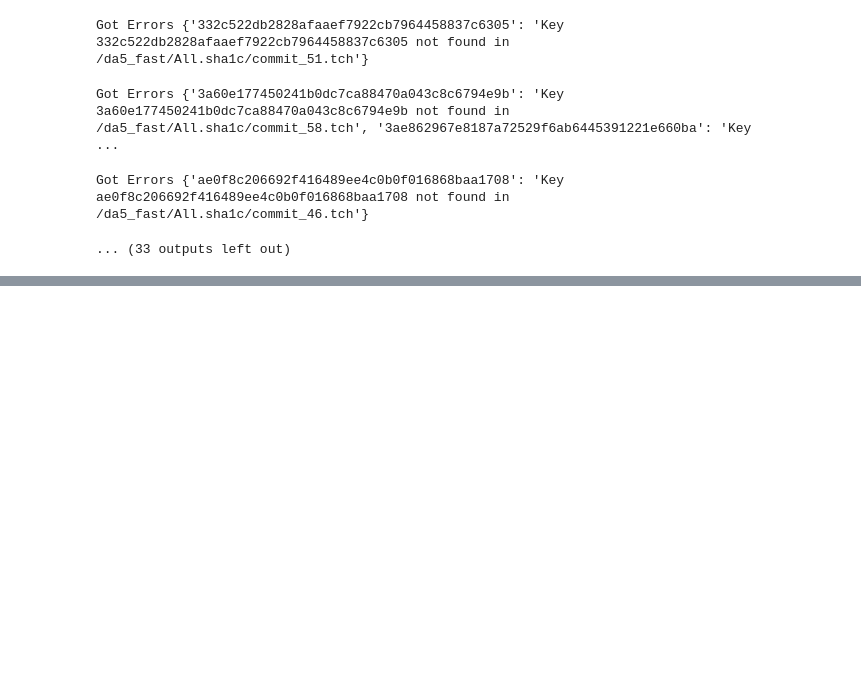
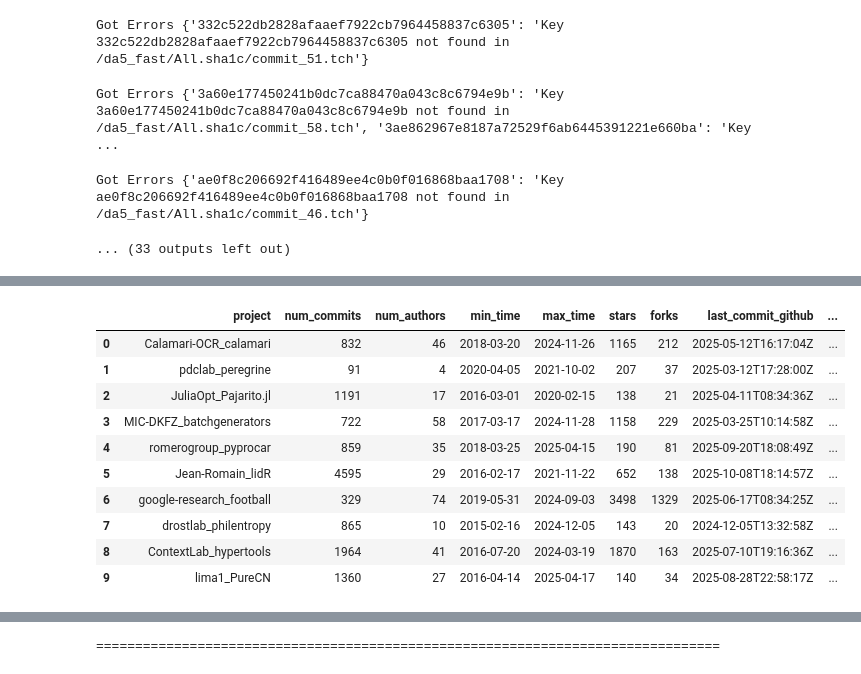
Before and after one commit to JustAnotherJames/hcrettol_MP2, a Jupyter notebook: rpatel92 (2).ipynb, the cells around one changed output, grey strips where cells are left out. Saved outputs shown, nothing was run; the diff lists cells and outputs as text; code cells hidden in the pictures; blank space fills up the shorter version.

```diff
--- a/rpatel92 (2).ipynb
+++ b/rpatel92 (2).ipynb
@@ -273,0 +628,62 @@ df_summary.head(3)
+# %%
+print("\n=== Creating netid_project_stats.csv ===\n")
+
+stats_data = []
+
+for idx, row in my_projects.iterrows():
+    prj = row['Woc']
+    prj_lower = prj.lower().replace('/', '_', 2)
+
+    # Get WoC stats
+    project_commits = df_commit_data[df_commit_data['project'] == prj_lower]
+
+    if len(project_commits) > 0:
+        num_commits = len(project_commits)
+        num_authors = project_commits['author'].nunique()
+        min_time = datetime.fromtimestamp(project_commits['author_time'].min()).strftime('%Y-%m-%d')
+        max_time = datetime.fromtimestamp(project_commits['author_time'].max()).strftime('%Y-%m-%d')
+    else:
+        num_commits = 0
+        num_authors = 0
+        min_time = None
+        max_time = None
+
+    # Combine all data following the exact column requirements
+    stats_data.append({
+        'project': prj,
+        'num_commits': num_commits,
+        'num_authors': num_authors,
+        'min_time': min_time,
+        'max_time': max_time,
+        'stars': int(row.get('stars', 0)) if pd.notna(row.get('stars', 0)) else 0,
+        'forks': int(row.get('forks', 0)) if pd.notna(row.get('forks', 0)) else 0,
+        'last_commit_github': row.get('last_commit_gh', None),
+        'LongestGapStart': gap_results.get(prj, {}).get('LongestGapStart', None),
+        'LongestGapEnd': gap_results.get(prj, {}).get('LongestGapEnd', None),
+        'LongestGapLength': gap_results.get(prj, {}).get('LongestGapLength', 0),
+        'NumCommitsAfterLastGap': gap_results.get(prj, {}).get('NumCommitsAfterLastGap', 0),
+        'NumberOfGapsInTimeline': gap_results.get(prj, {}).get('NumGaps3Plus', 0),
+        'ActivityPattern': activity_patterns.get(prj, 'unknown')
+    })
+
+df_stats = pd.DataFrame(stats_data)
+
+# Save to CSV
+stats_filename = f"{NETID}_project_stats.csv"
+df_stats.to_csv(stats_filename, index=False)
+
+print(f"✓ Saved: {stats_filename}")
+print(f"\nColumn names:")
+for col in df_stats.columns:
+    print(f"  - {col}")
+print(f"\nPreview:")
+display(df_stats)
+
+# Download
+try:
+    files.download(stats_filename)
+except:
+    print("File saved locally")
+
+print("\n" + "="*80)
+# %% [output]
@@ -273,0 +707,11 @@ df_summary.head(3)
+|  | project | num_commits | num_authors | min_time | max_time | stars | forks | last_commit_github | ... |
+| 0 | Calamari-OCR_calamari | 832 | 46 | 2018-03-20 | 2024-11-26 | 1165 | 212 | 2025-05-12T16:17:04Z | ... |
+| 1 | pdclab_peregrine | 91 | 4 | 2020-04-05 | 2021-10-02 | 207 | 37 | 2025-03-12T17:28:00Z | ... |
+| 2 | JuliaOpt_Pajarito.jl | 1191 | 17 | 2016-03-01 | 2020-02-15 | 138 | 21 | 2025-04-11T08:34:36Z | ... |
+| 3 | MIC-DKFZ_batchgenerators | 722 | 58 | 2017-03-17 | 2024-11-28 | 1158 | 229 | 2025-03-25T10:14:58Z | ... |
+| 4 | romerogroup_pyprocar | 859 | 35 | 2018-03-25 | 2025-04-15 | 190 | 81 | 2025-09-20T18:08:49Z | ... |
+| 5 | Jean-Romain_lidR | 4595 | 29 | 2016-02-17 | 2021-11-22 | 652 | 138 | 2025-10-08T18:14:57Z | ... |
+| 6 | google-research_football | 329 | 74 | 2019-05-31 | 2024-09-03 | 3498 | 1329 | 2025-06-17T08:34:25Z | ... |
+| 7 | drostlab_philentropy | 865 | 10 | 2015-02-16 | 2024-12-05 | 143 | 20 | 2024-12-05T13:32:58Z | ... |
+| 8 | ContextLab_hypertools | 1964 | 41 | 2016-07-20 | 2024-03-19 | 1870 | 163 | 2025-07-10T19:16:36Z | ... |
+| 9 | lima1_PureCN | 1360 | 27 | 2016-04-14 | 2025-04-17 | 140 | 34 | 2025-08-28T22:58:17Z | ... |
@@ -273,0 +720 @@ df_summary.head(3)
+================================================================================
```
Also changed, not shown: parts of 10 cells of this notebook.
